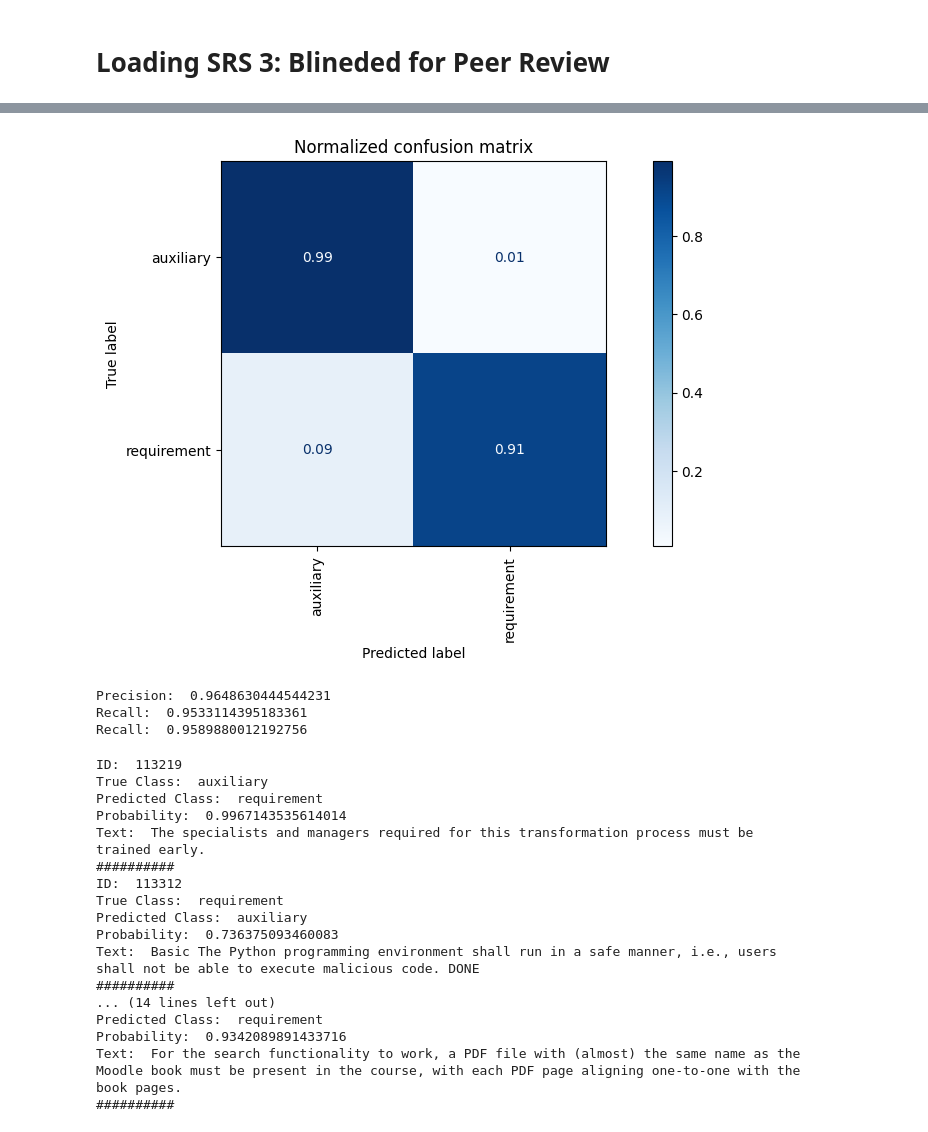
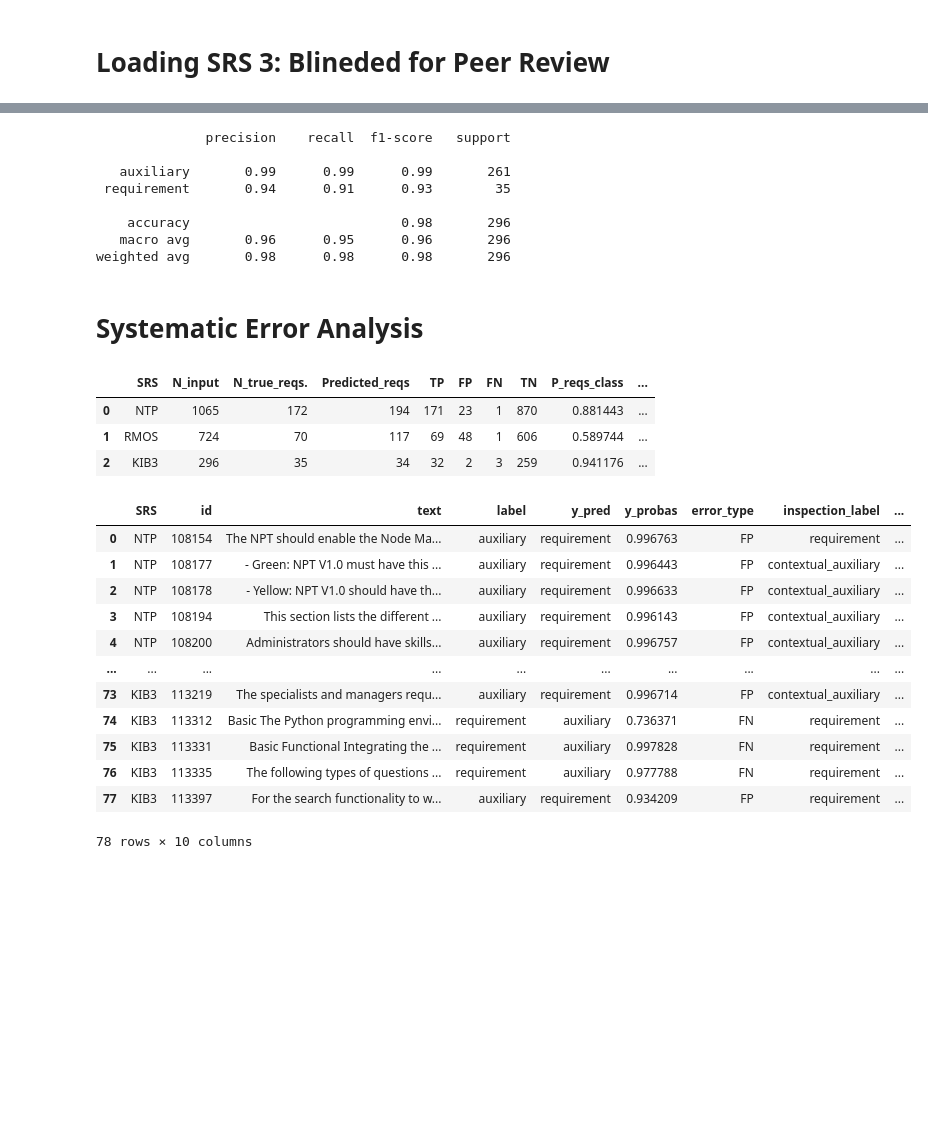
Before and after one commit to kasrahabib/ReqSeek, a Jupyter notebook: evaluations/RQ4/RQ4_evaluation.ipynb, the cells around one changed output, grey strips where cells are left out. Saved outputs shown, nothing was run; the diff lists cells and outputs as text; code cells hidden in the pictures; blank space fills up the shorter version.

```diff
--- a/evaluations/RQ4/RQ4_evaluation.ipynb
+++ b/evaluations/RQ4/RQ4_evaluation.ipynb
@@ -225,39 +199,13 @@ y_pred_srs_3 = srs_3_requirements_hf_predicted['y_pred']
-# %%
-fig, ax = plt.subplots(figsize = (12, 5))
-plot_confusion_matrix(y_pred_srs_3, y_true_srs_3, lables, ax)
-# %% [output]
-[figure, removed]
 # %%
-evaluate(y_true_srs_3, y_pred_srs_3, average = 'macro')
+print(classification_report(y_true_kib3, y_pred_kib3))
 # %% [output]
-Precision:  0.9648630444544231
-Recall:  0.9533114395183361
-Recall:  0.9589880012192756
+              precision    recall  f1-score   support
+
+   auxiliary       0.99      0.99      0.99       261
+ requirement       0.94      0.91      0.93        35
+
+    accuracy                           0.98       296
+   macro avg       0.96      0.95      0.96       296
+weighted avg       0.98      0.98      0.98       296
-# %%
-idx = np.where(np.array(y_true_srs_3) != np.array(y_pred_srs_3))[0]
-filtered_dataset = srs_3_requirements_hf_predicted.select(idx)
-for idx, label, y_pred, y_proba, text in zip(filtered_dataset['id'], filtered_dataset['label'], filtered_dataset['y_pred'], filtered_dataset['y_probas'], filtered_dataset['text']):
-    print('ID: ', idx)
-    print('True Class: ', label)
-    print('Predicted Class: ', y_pred)
-    print('Probability: ', y_proba)
-    print('Text: ', text)
-    print('#' * 10)
-# %% [output]
-ID:  113219
-True Class:  auxiliary
-Predicted Class:  requirement
-Probability:  0.9967143535614014
-Text:  The specialists and managers required for this transformation process must be trained early.
-##########
-ID:  113312
-True Class:  requirement
-Predicted Class:  auxiliary
-Probability:  0.736375093460083
-Text:  Basic The Python programming environment shall run in a safe manner, i.e., users shall not be able to execute malicious code. DONE
-##########
-... (14 lines left out)
-Predicted Class:  requirement
-Probability:  0.9342089891433716
-Text:  For the search functionality to work, a PDF file with (almost) the same name as the Moodle book must be present in the course, with each PDF page aligning one-to-one with the book pages.
-##########
+# %% [markdown]
+# Systematic Error Analysis
@@ -263,0 +282,13 @@ Text:  For the search functionality to work, a PDF file with (almost) the same n
+# %%
+summary = pd.DataFrame([
+    rq4_summary(y_true_ntp, y_pred_ntp, "NTP"),
+    rq4_summary(y_true_rmos, y_pred_rmos, "RMOS"),
+    rq4_summary(y_true_kib3, y_pred_kib3, "KIB3"),
+])
+
+summary
+# %% [output]
+|  | SRS | N_input | N_true_reqs. | Predicted_reqs | TP | FP | FN | TN | P_reqs_class | ... |
+| 0 | NTP | 1065 | 172 | 194 | 171 | 23 | 1 | 870 | 0.881443 | ... |
+| 1 | RMOS | 724 | 70 | 117 | 69 | 48 | 1 | 606 | 0.589744 | ... |
+| 2 | KIB3 | 296 | 35 | 34 | 32 | 2 | 3 | 259 | 0.941176 | ... |
@@ -263,0 +335,19 @@ Text:  For the search functionality to work, a PDF file with (almost) the same n
+# %%
+error_file = "rq4_error_characterization.xlsx"
+rq4_errors = pd.read_excel(error_file, sheet_name = "Error Analysis")
+# %%
+rq4_errors
+# %% [output]
+|  | SRS | id | text | label | y_pred | y_probas | error_type | inspection_label | ... |
+| 0 | NTP | 108154 | The NPT should enable the Node Ma... | auxiliary | requirement | 0.996763 | FP | requirement | ... |
+| 1 | NTP | 108177 | - Green: NPT V1.0 must have this ... | auxiliary | requirement | 0.996443 | FP | contextual_auxiliary | ... |
+| 2 | NTP | 108178 | - Yellow: NPT V1.0 should have th... | auxiliary | requirement | 0.996633 | FP | contextual_auxiliary | ... |
+| 3 | NTP | 108194 | This section lists the different ... | auxiliary | requirement | 0.996143 | FP | contextual_auxiliary | ... |
+| 4 | NTP | 108200 | Administrators should have skills... | auxiliary | requirement | 0.996757 | FP | contextual_auxiliary | ... |
+| ... | ... | ... | ... | ... | ... | ... | ... | ... | ... |
+| 73 | KIB3 | 113219 | The specialists and managers requ... | auxiliary | requirement | 0.996714 | FP | contextual_auxiliary | ... |
+| 74 | KIB3 | 113312 | Basic The Python programming envi... | requirement | auxiliary | 0.736371 | FN | requirement | ... |
+| 75 | KIB3 | 113331 | Basic Functional Integrating the ... | requirement | auxiliary | 0.997828 | FN | requirement | ... |
+| 76 | KIB3 | 113335 | The following types of questions ... | requirement | auxiliary | 0.977788 | FN | requirement | ... |
+| 77 | KIB3 | 113397 | For the search functionality to w... | auxiliary | requirement | 0.934209 | FP | requirement | ... |
+78 rows × 10 columns
```
Also changed, not shown: parts of 34 cells of this notebook, 27 other files.
